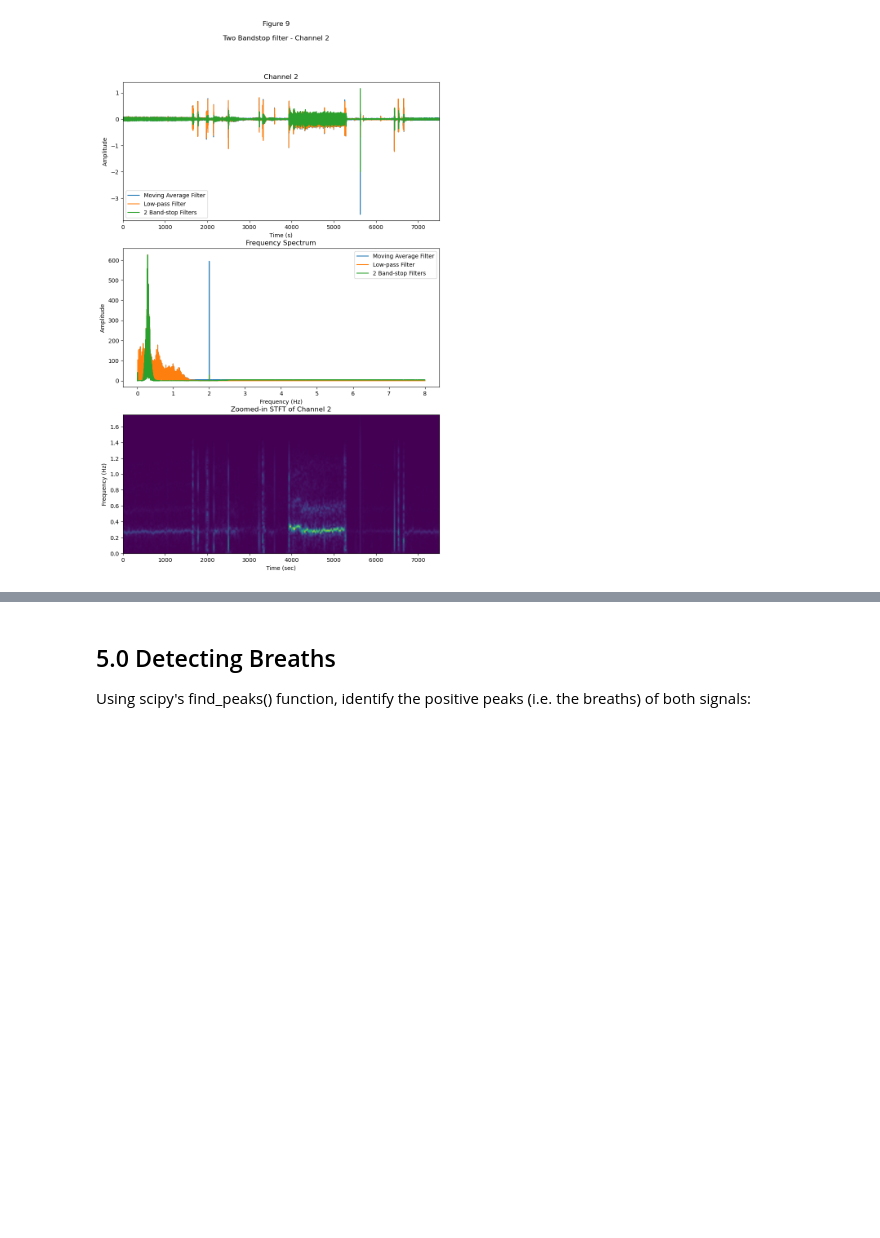
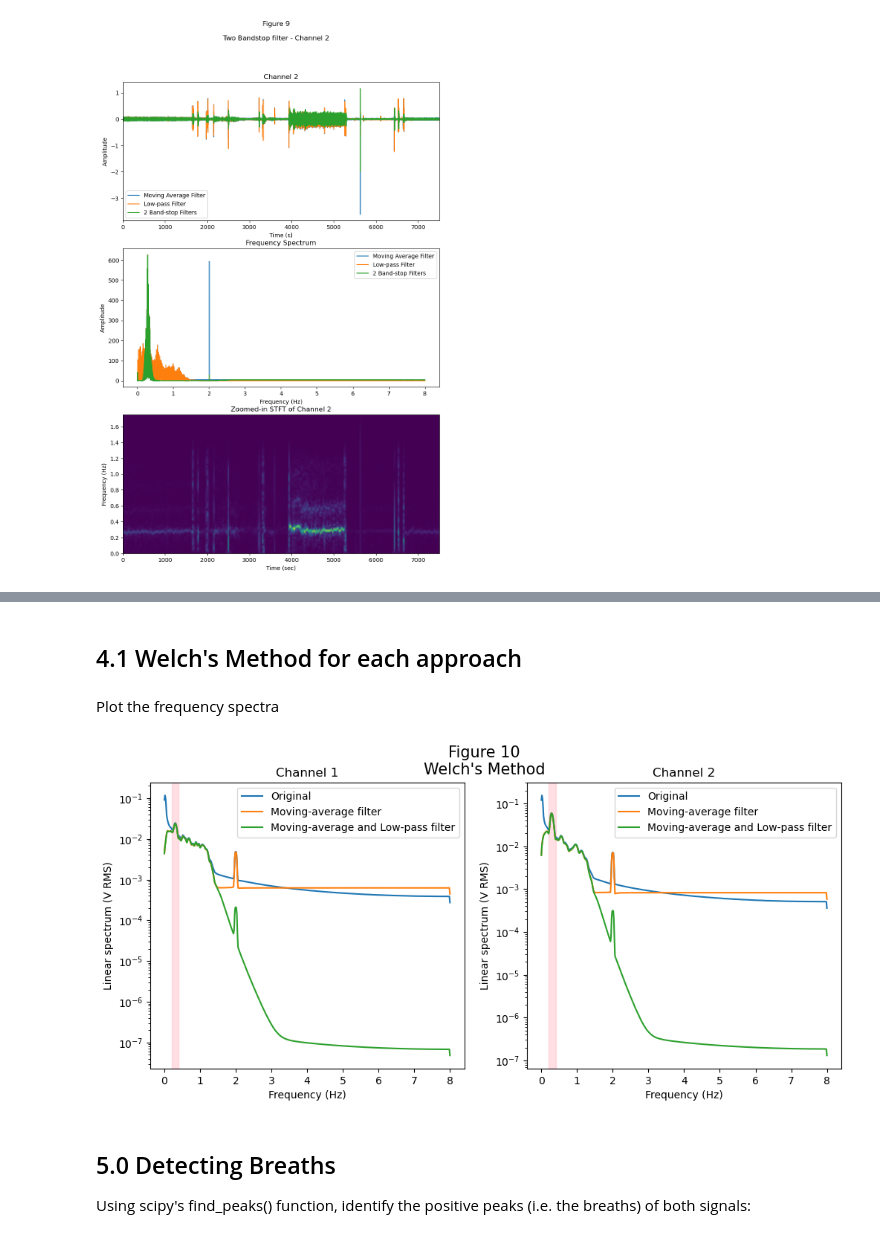
Before and after one commit to AoibheT-H/Algorithm_Challenge, a Jupyter notebook: Aoibhe_Turner_Heaney_Algorithm_Challenge.ipynb, the cells around one changed output, grey strips where cells are left out. Drawn from its saved outputs; the diff is of its cells as text; code cells hidden in the pictures; blank space fills up the shorter version.

Commit message:
Updated figure values

```diff
--- a/Aoibhe_Turner_Heaney_Algorithm_Challenge.ipynb
+++ b/Aoibhe_Turner_Heaney_Algorithm_Challenge.ipynb
@@ -421,0 +384,2 @@ plt.show()
+# %% [markdown]
+## 4.1 Welch's Method for each approach
@@ -422,3 +395,30 @@ plt.show()
+# %% [markdown]
+Plot the frequency spectra
+# %%
+plt.figure(figsize=(12,5)).suptitle("Figure 10\nWelch's Method", fontsize=15)
+
+plt.subplot(1, 2, 1)
+plt.title("Channel 1")
+plt.semilogy(f_sig_1, np.sqrt(Pxx_spec_sig_1))
+plt.semilogy(f_avg_sig_1, np.sqrt(Pxx_spec_avg_sig_1))
+plt.semilogy(f_sig_lp_1, np.sqrt(Pxx_spec_sig_lp_1))
+plt.xlabel('Frequency (Hz)')
+plt.ylabel('Linear spectrum (V RMS)')
+plt.legend(['Original', 'Moving-average filter', 'Moving-average and Low-pass filter'])
+plt.axvspan(0.2, 0.4, alpha=0.5, color='pink')
+
+plt.subplot(1, 2, 2)
+plt.semilogy(f_sig_2, np.sqrt(Pxx_spec_sig_2))
+plt.semilogy(f_avg_sig_2, np.sqrt(Pxx_spec_avg_sig_2))
+plt.semilogy(f_sig_lp_2, np.sqrt(Pxx_spec_sig_lp_2))
+plt.xlabel('Frequency (Hz)')
+plt.ylabel('Linear spectrum (V RMS)')
+plt.title("Channel 2")
+plt.legend(['Original', 'Moving-average filter', 'Moving-average and Low-pass filter'])
+plt.axvspan(0.2, 0.4, alpha=0.5, color='pink')
+plt.show()
+# %% [output]
+[figure, added]
 # %% [markdown]
 ## 5.0 Detecting Breaths
 
```
Also changed, not shown: parts of 20 cells of this notebook.
